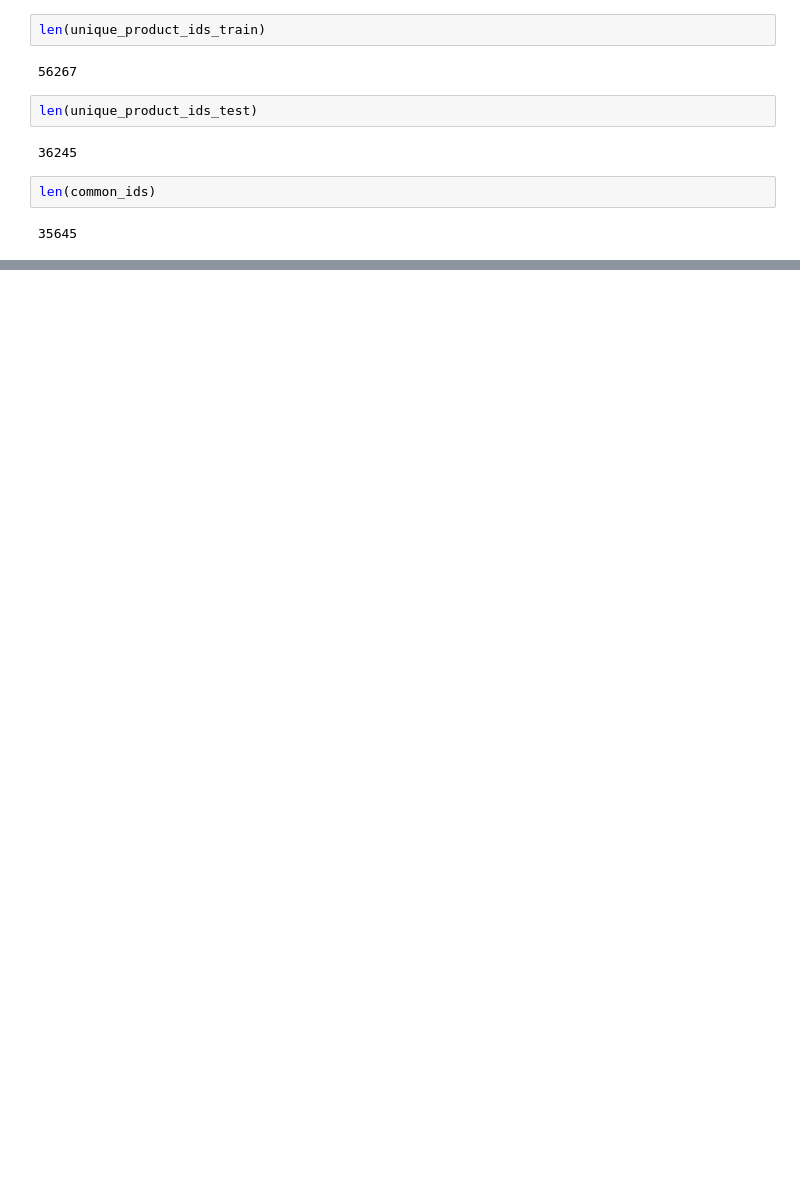
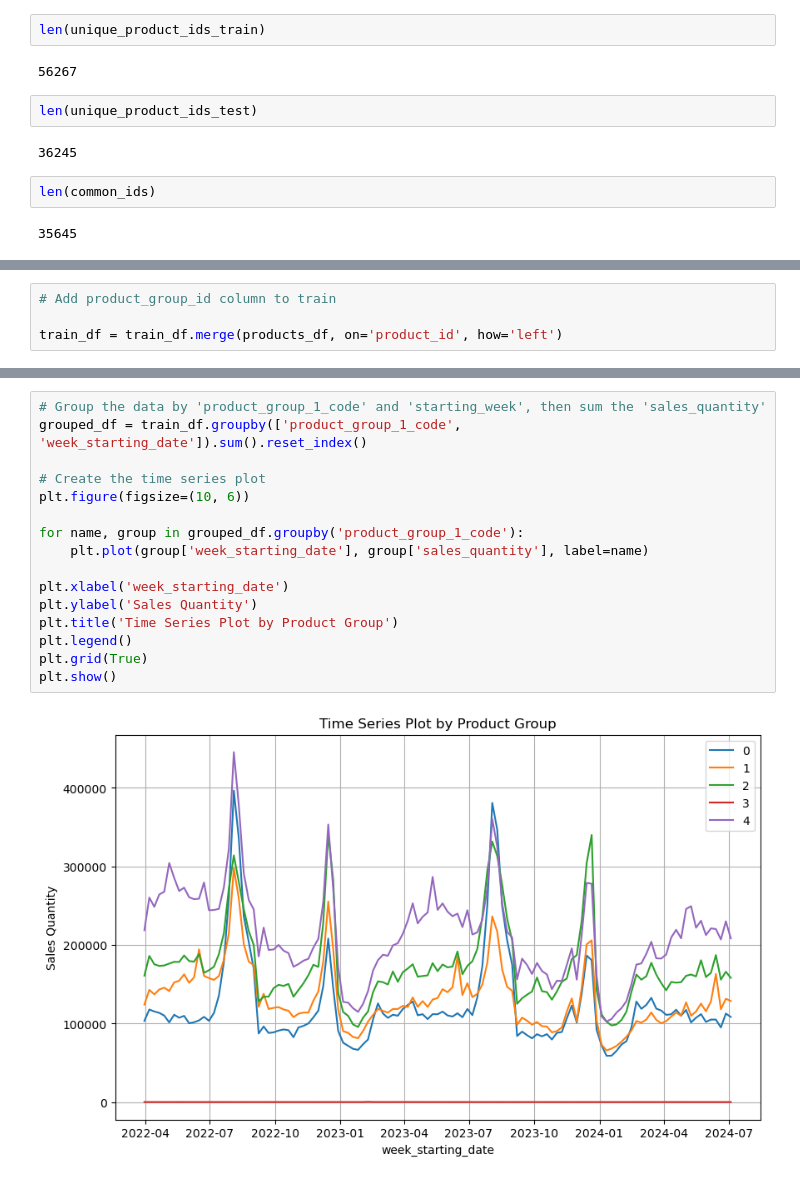
Before and after one commit to UmutToygarGoz/Algorun_24_Beyza_Toygar_TBD, a Jupyter notebook: Toygar_v.1.ipynb, the cells around one changed output, grey strips where cells are left out. Saved outputs shown, nothing was run; the diff lists cells and outputs as text; blank space fills up the shorter version.

```diff
--- a/Toygar_v.1.ipynb
+++ b/Toygar_v.1.ipynb
@@ -79,0 +135,4 @@ len(common_ids)
+# %%
+# Add product_group_id column to train
+
+train_df = train_df.merge(products_df, on='product_id', how='left')
@@ -79,0 +163,18 @@ len(common_ids)
+# %%
+# Group the data by 'product_group_1_code' and 'starting_week', then sum the 'sales_quantity'
+grouped_df = train_df.groupby(['product_group_1_code', 'week_starting_date']).sum().reset_index()
+
+# Create the time series plot
+plt.figure(figsize=(10, 6))
+
+for name, group in grouped_df.groupby('product_group_1_code'):
+    plt.plot(group['week_starting_date'], group['sales_quantity'], label=name)
+
+plt.xlabel('week_starting_date')
+plt.ylabel('Sales Quantity')
+plt.title('Time Series Plot by Product Group')
+plt.legend()
+plt.grid(True)
+plt.show()
+# %% [output]
+[figure, added]
```
Also changed, not shown: parts of 28 cells of this notebook, 1 other file.
